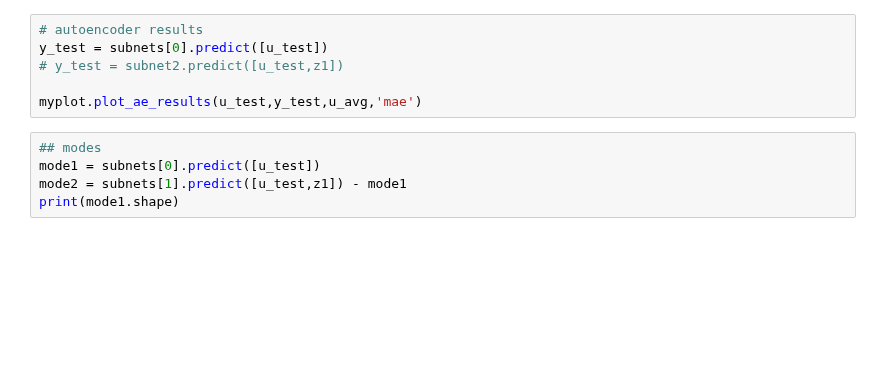
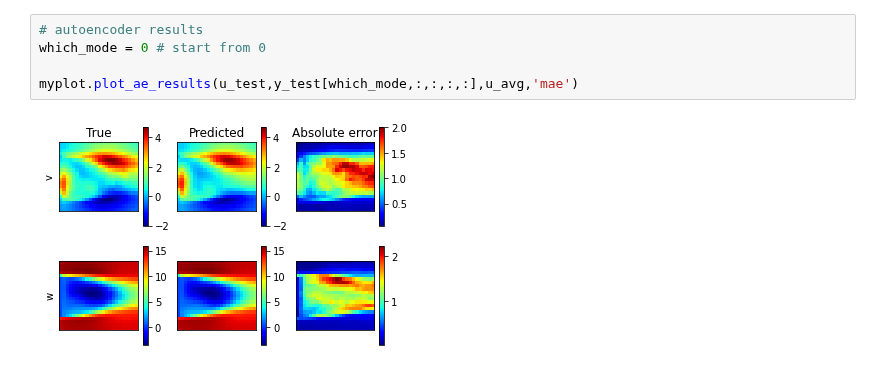
Before and after one commit to MagriLab/MD-CNN-AE, a Jupyter notebook: visualise_hierarchical_mode.ipynb, the cells around one changed output. Cells and saved outputs as stored; diff of their text form; blank space fills up the shorter version.

```diff
--- a/visualise_hierarchical_mode.ipynb
+++ b/visualise_hierarchical_mode.ipynb
@@ -81,11 +79,7 @@ plt.show()
 # %%
 # autoencoder results
-y_test = subnets[0].predict([u_test])
-# y_test = subnet2.predict([u_test,z1])
+which_mode = 0 # start from 0
 
-myplot.plot_ae_results(u_test,y_test,u_avg,'mae')
+myplot.plot_ae_results(u_test,y_test[which_mode,:,:,:,:],u_avg,'mae')
+# %% [output]
+[figure, added]
-# %%
-## modes
-mode1 = subnets[0].predict([u_test])
-mode2 = subnets[1].predict([u_test,z1]) - mode1
-print(mode1.shape)
```
Also changed, not shown: parts of 16 cells of this notebook, 5 other files.
